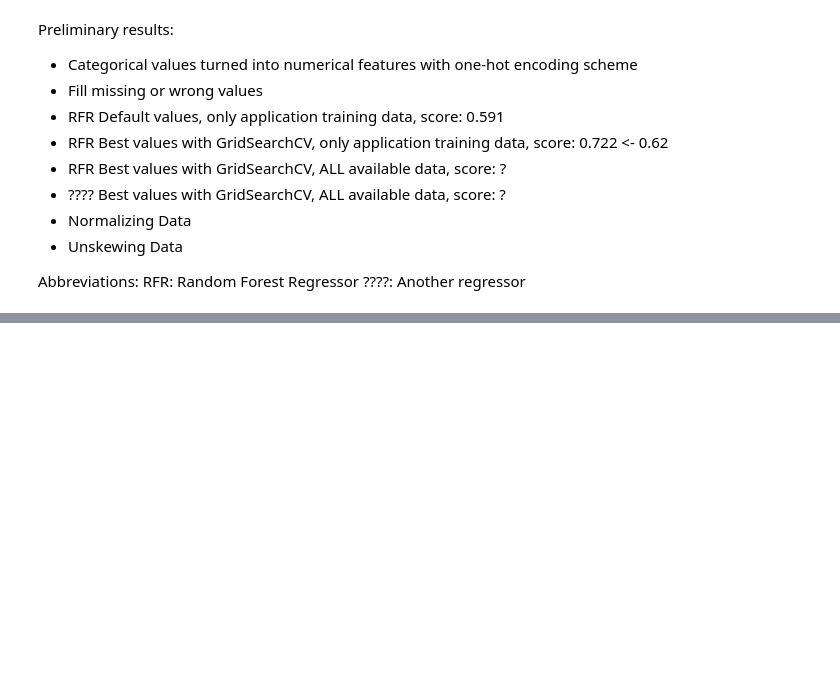
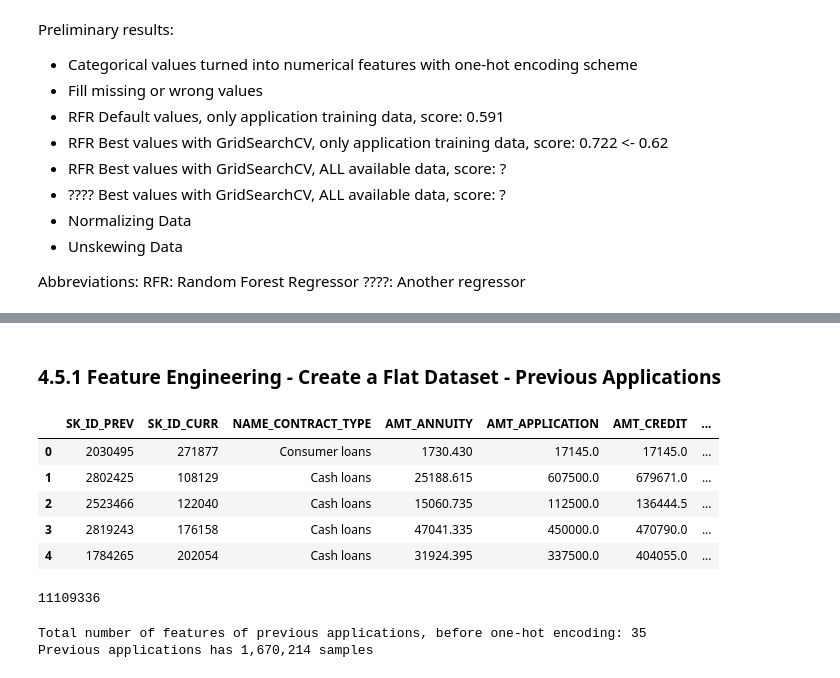
Before and after one commit to nachorovi/mlnd_capstone, a Jupyter notebook: notebook.ipynb, the cells around one changed output, grey strips where cells are left out. Cells and saved outputs as stored; diff of their text form; code cells hidden in the pictures; blank space fills up the shorter version.

```diff
--- a/notebook.ipynb
+++ b/notebook.ipynb
@@ -225,0 +265,25 @@ features_test = my_imputer.fit_transform(features_test)
+# %% [markdown]
+### <a id="4.5.1">4.5.1 Feature Engineering - Create a Flat Dataset - Previous Applications</a>
+# %%
+# Load the previous applications dataset
+prev_app = pd.read_csv("../input/previous_application.csv")
+prev_app.head()
+# %% [output]
+|  | SK_ID_PREV | SK_ID_CURR | NAME_CONTRACT_TYPE | AMT_ANNUITY | AMT_APPLICATION | AMT_CREDIT | ... |
+| 0 | 2030495 | 271877 | Consumer loans | 1730.430 | 17145.0 | 17145.0 | ... |
+| 1 | 2802425 | 108129 | Cash loans | 25188.615 | 607500.0 | 679671.0 | ... |
+| 2 | 2523466 | 122040 | Cash loans | 15060.735 | 112500.0 | 136444.5 | ... |
+| 3 | 2819243 | 176158 | Cash loans | 47041.335 | 450000.0 | 470790.0 | ... |
+| 4 | 1784265 | 202054 | Cash loans | 31924.395 | 337500.0 | 404055.0 | ... |
+# %%
+# Check if therer is any NaN value in the dataset
+prev_app.isnull().sum().sum()
+# %% [output]
+11109336
+# %%
+# Total number of features. Excluding the current loan ids (SK_ID_CURR) and the previous loan ids (SK_ID_PREV)
+print("Total number of features of previous applications, before one-hot encoding: {}".format(prev_app.shape[1] - 2))
+print("Previous applications has {:,} samples".format(prev_app.shape[0]))
+# %% [output]
+Total number of features of previous applications, before one-hot encoding: 35
+Previous applications has 1,670,214 samples
```
Also changed, not shown: parts of 30 cells of this notebook.
